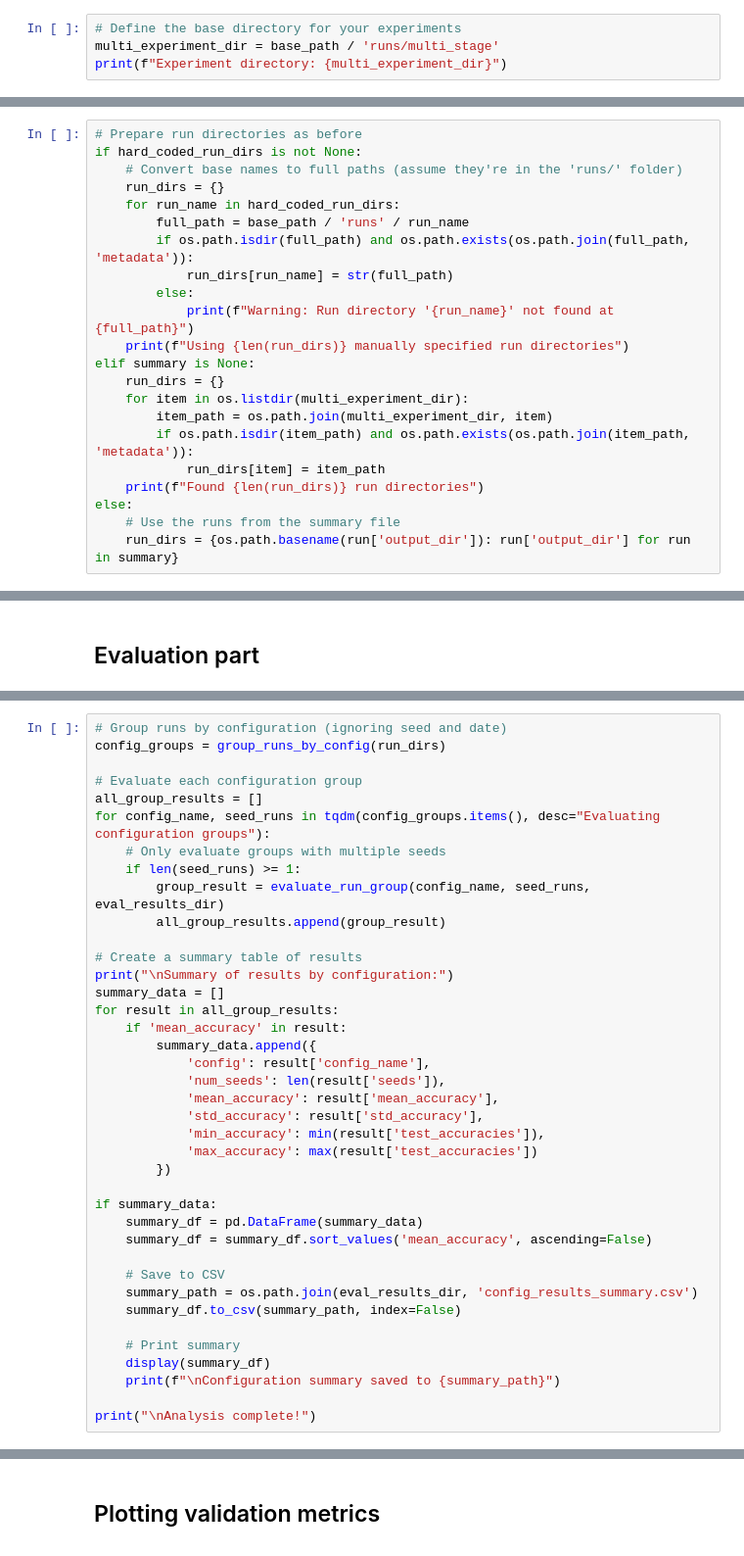
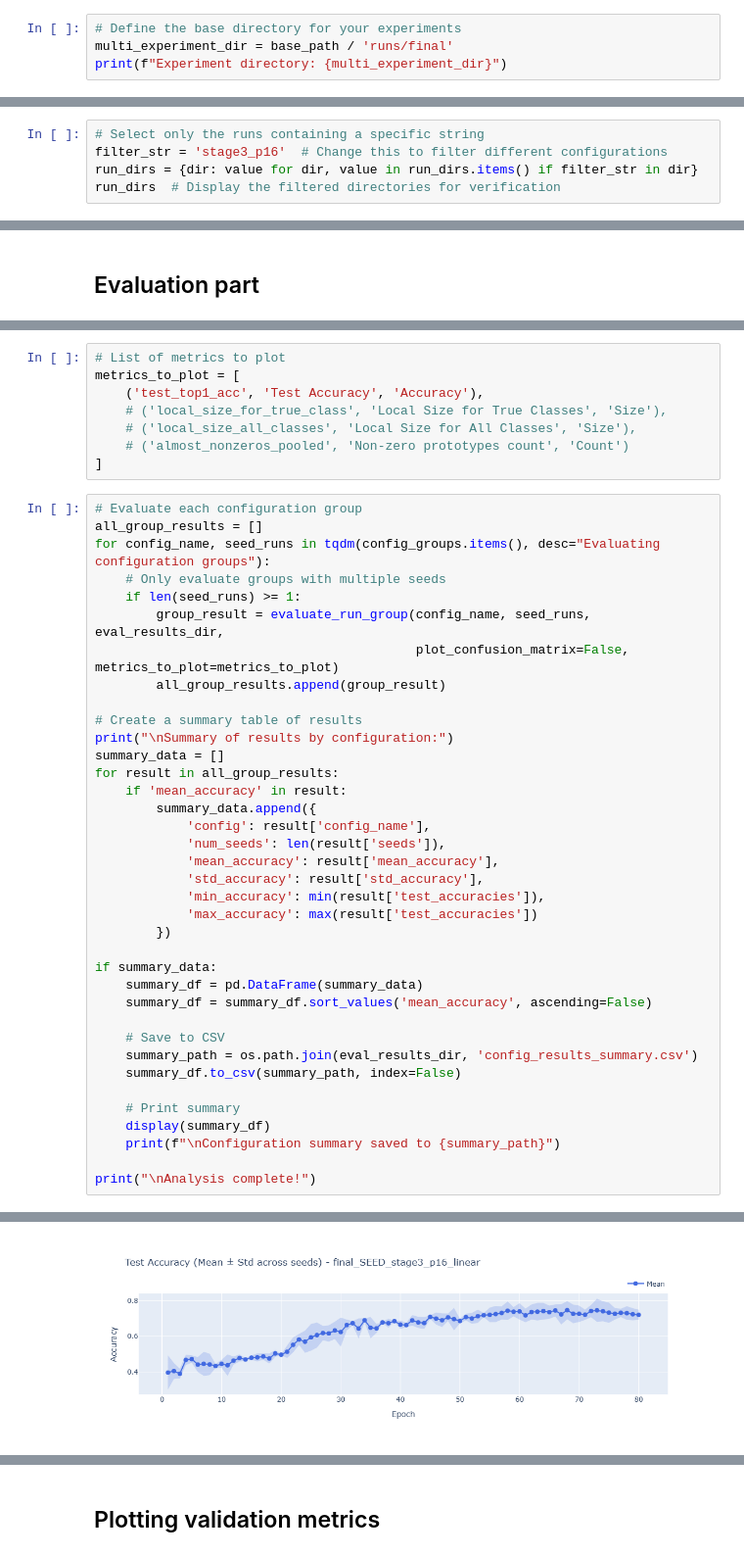
Before and after one commit to TarasKutsyk/Count_PIPNet, a Jupyter notebook: notebooks/evaluate_multiple_seeds.ipynb, the cells around one changed output, grey strips where cells are left out. Shown at 98% size. Cells and saved outputs as stored; diff of their text form.

Commit message:
Main experiment logic added and visualizations prepared

```diff
--- a/notebooks/evaluate_multiple_seeds.ipynb
+++ b/notebooks/evaluate_multiple_seeds.ipynb
@@ -856,6 +635,6 @@ def plot_group_metrics(combined_df, output_dir, config_name, metrics_to_plot=Non
 # Loading the models
 # %%
 # Define the base directory for your experiments
-multi_experiment_dir = base_path / 'runs/multi_stage'
+multi_experiment_dir = base_path / 'runs/final'
 print(f"Experiment directory: {multi_experiment_dir}")
 # %% [output]
@@ -917,0 +690,5 @@ run_dirs
+# %%
+# Select only the runs containing a specific string
+filter_str = 'stage3_p16'  # Change this to filter different configurations
+run_dirs = {dir: value for dir, value in run_dirs.items() if filter_str in dir}
+run_dirs  # Display the filtered directories for verification
@@ -918,24 +711,2 @@ run_dirs
 # %% [markdown]
 # Main part (multiple seeds)
-# %%
-# Prepare run directories as before
-if hard_coded_run_dirs is not None:
-    # Convert base names to full paths (assume they're in the 'runs/' folder)
-    run_dirs = {}
-    for run_name in hard_coded_run_dirs:
-        full_path = base_path / 'runs' / run_name
-        if os.path.isdir(full_path) and os.path.exists(os.path.join(full_path, 'metadata')):
-            run_dirs[run_name] = str(full_path)
-        else:
-            print(f"Warning: Run directory '{run_name}' not found at {full_path}")
-    print(f"Using {len(run_dirs)} manually specified run directories")
-elif summary is None:
-    run_dirs = {}
-    for item in os.listdir(multi_experiment_dir):
-        item_path = os.path.join(multi_experiment_dir, item)
-        if os.path.isdir(item_path) and os.path.exists(os.path.join(item_path, 'metadata')):
-            run_dirs[item] = item_path
-    print(f"Found {len(run_dirs)} run directories")
-else:
-    # Use the runs from the summary file
-    run_dirs = {os.path.basename(run['output_dir']): run['output_dir'] for run in summary}
@@ -946,13 +726,19 @@ Using 2 manually specified run directories
+# %%
+# List of metrics to plot
+metrics_to_plot = [
+    ('test_top1_acc', 'Test Accuracy', 'Accuracy'),
+    # ('local_size_for_true_class', 'Local Size for True Classes', 'Size'),
+    # ('local_size_all_classes', 'Local Size for All Classes', 'Size'),
+    # ('almost_nonzeros_pooled', 'Non-zero prototypes count', 'Count')
+]
 # %%
-# Group runs by configuration (ignoring seed and date)
-config_groups = group_runs_by_config(run_dirs)
-
 # Evaluate each configuration group
 all_group_results = []
 for config_name, seed_runs in tqdm(config_groups.items(), desc="Evaluating configuration groups"):
     # Only evaluate groups with multiple seeds
     if len(seed_runs) >= 1:
-        group_result = evaluate_run_group(config_name, seed_runs, eval_results_dir)
+        group_result = evaluate_run_group(config_name, seed_runs, eval_results_dir,
+                                          plot_confusion_matrix=False, metrics_to_plot=metrics_to_plot)
         all_group_results.append(group_result)
 
 # Create a summary table of results
@@ -989,0 +822 @@ Analysis complete!
+[figure, added]
```
Also changed, not shown: parts of 16 cells of this notebook, 6 other files.
